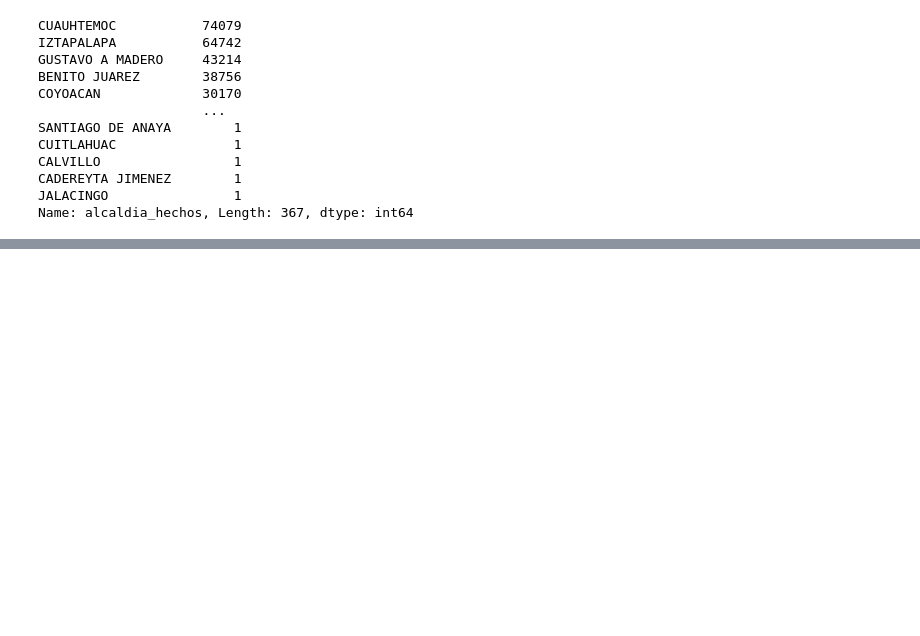
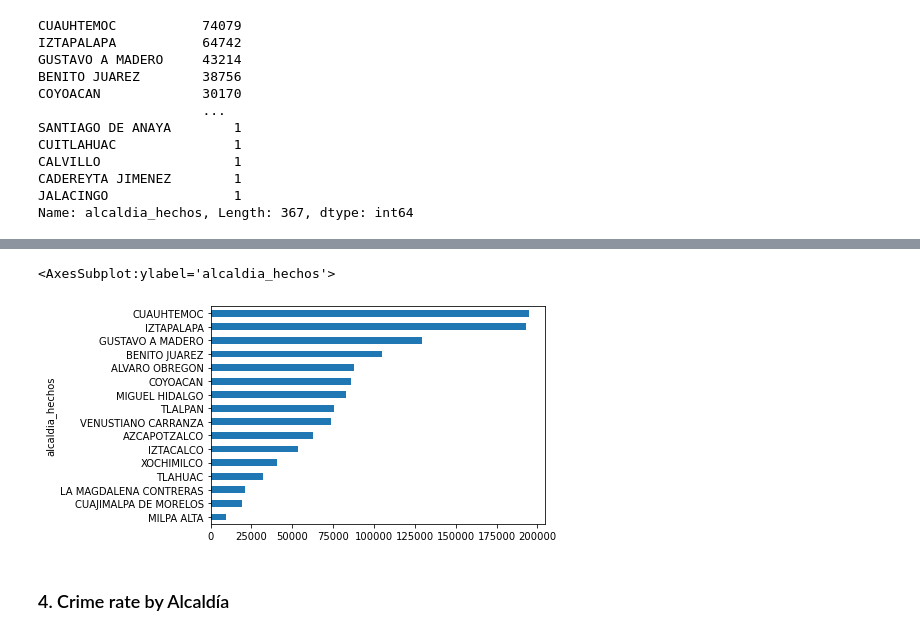
Before and after one commit to rperezme-data/Crime-Analysis-CDMX, a Jupyter notebook: CDMX Crime Exploratory Analysis.ipynb, the cells around one changed output, grey strips where cells are left out. Cells and saved outputs as stored; diff of their text form; code cells hidden in the pictures; blank space fills up the shorter version.

Commit message:
Crime count & rate by Alcaldia

```diff
--- a/CDMX Crime Exploratory Analysis.ipynb
+++ b/CDMX Crime Exploratory Analysis.ipynb
@@ -460,0 +384,7 @@ Name: ao_hechos, Length: 14423, dtype: int64
+# %%
+FGJ_alcaldias.groupby(['alcaldia_hechos']).count()['delito'].sort_values().plot(kind='barh')
+# %% [output]
+<AxesSubplot:ylabel='alcaldia_hechos'>
+[figure, added]
+# %% [markdown]
+### 4. Crime rate by Alcaldía
```
Also changed, not shown: parts of 46 cells of this notebook.
